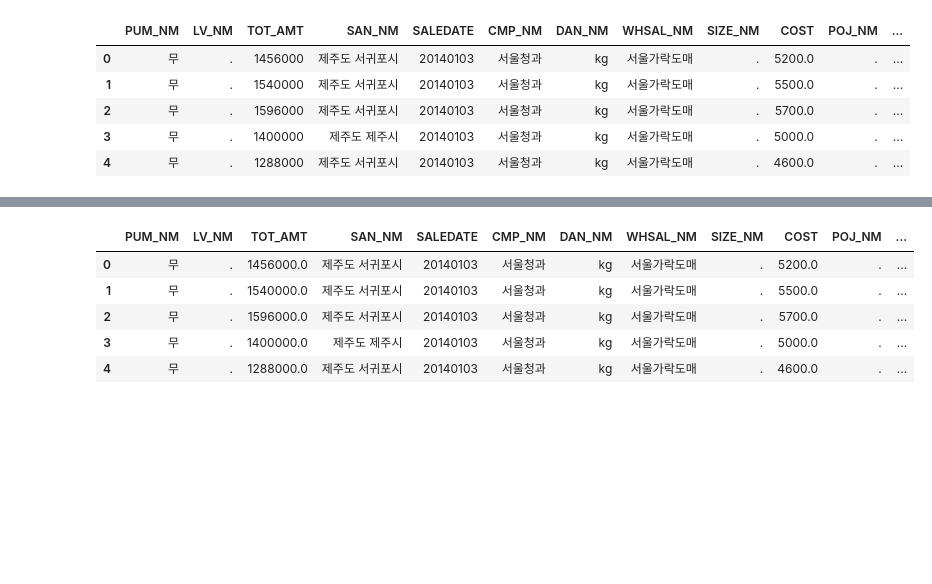
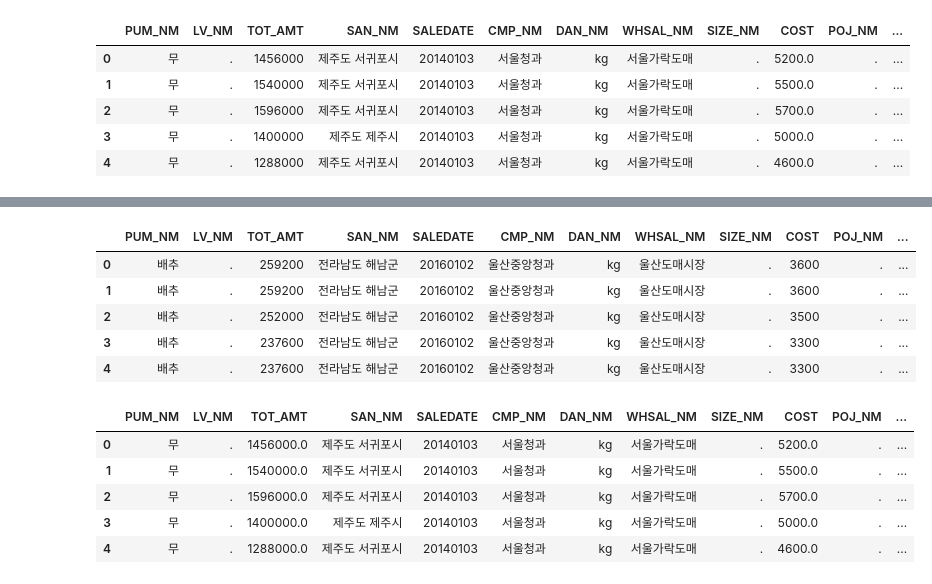
Before and after one commit to bub3690/stat_bigdata2021, a Jupyter notebook: scrap/dome_all_data.ipynb, the cells around one changed output, grey strips where cells are left out. Saved outputs shown, nothing was run; the diff lists cells and outputs as text; code cells hidden in the pictures; blank space fills up the shorter version.

```diff
--- a/scrap/dome_all_data.ipynb
+++ b/scrap/dome_all_data.ipynb
@@ -108,2 +111,14 @@ more_df2.head()
+# %%
+#(2016 01-01 ~ 01-08 빈칸) 데이터들
+file_name='../files/도매시장/'+'more_data4'+'.csv'
+more_df4=pd.read_csv(file_name)
+more_df4.head()
+# %% [output]
+|  | PUM_NM | LV_NM | TOT_AMT | SAN_NM | SALEDATE | CMP_NM | DAN_NM | WHSAL_NM | SIZE_NM | COST | POJ_NM | ... |
+| 0 | 배추 | . | 259200 | 전라남도 해남군 | 20160102 | 울산중앙청과 | kg | 울산도매시장 | . | 3600 | . | ... |
+| 1 | 배추 | . | 259200 | 전라남도 해남군 | 20160102 | 울산중앙청과 | kg | 울산도매시장 | . | 3600 | . | ... |
+| 2 | 배추 | . | 252000 | 전라남도 해남군 | 20160102 | 울산중앙청과 | kg | 울산도매시장 | . | 3500 | . | ... |
+| 3 | 배추 | . | 237600 | 전라남도 해남군 | 20160102 | 울산중앙청과 | kg | 울산도매시장 | . | 3300 | . | ... |
+| 4 | 배추 | . | 237600 | 전라남도 해남군 | 20160102 | 울산중앙청과 | kg | 울산도매시장 | . | 3300 | . | ... |
 # %%
 #데이터 합치기
```
Also changed, not shown: parts of 7 cells of this notebook, 3 other files.
